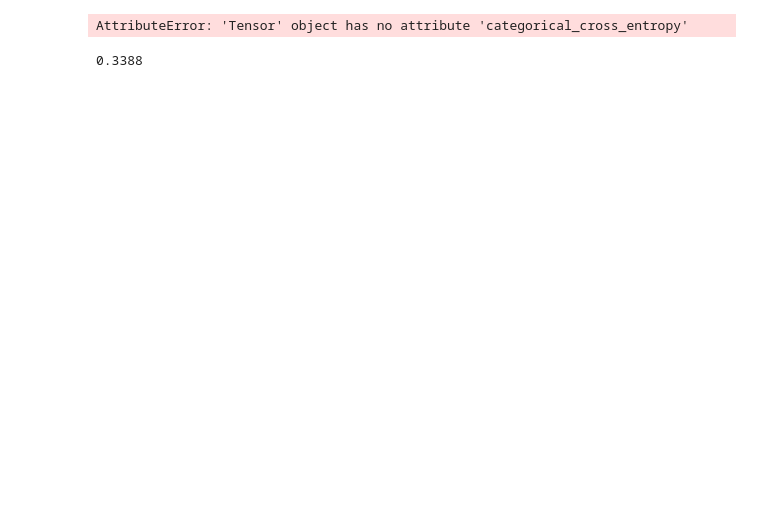
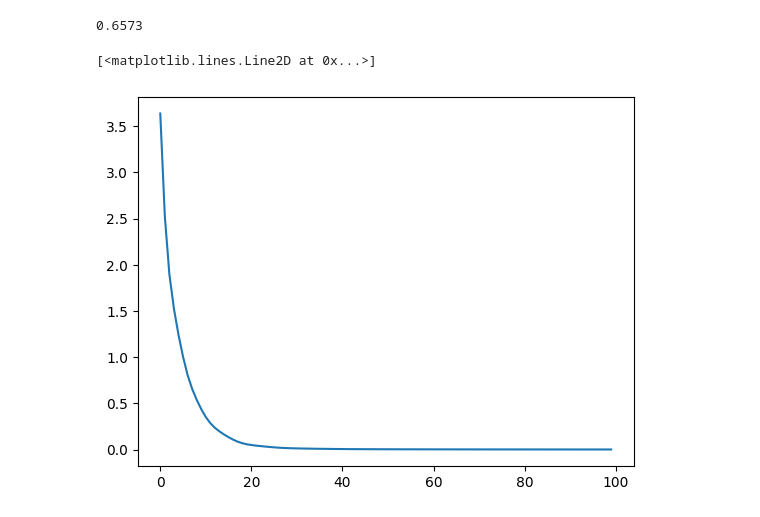
Before and after one commit to BjarniHaukur/milligrad, a Jupyter notebook: examples/mnist.ipynb, the cells around one changed output. Cells and saved outputs as stored; diff of their text form; code cells hidden in the pictures; blank space fills up the shorter version.

```diff
--- a/examples/mnist.ipynb
+++ b/examples/mnist.ipynb
@@ -70,27 +73,30 @@ class MLP(Module):
 
     def parameters(self)->list[Tensor]:
         return [self.w1, self.b1, self.w2, self.b2]
+# %%
+def accuracy(y_true, y_pred):
+    return np.mean(np.argmax(y_true, axis=1) == np.argmax(y_pred, axis=1))
+# %% [output]
+0.6573
 # %%
 # model = AutoEncoder(layers=[784, 128, 64])
 model = MLP()
 optim = Adam(model.parameters(), lr=1e-3)
 
-
+losses = []
+accuracies = []
 for i in range(100):
     y_hat = model(Tensor(x_train[:100]))
-    loss = y_hat.categorical_cross_entropy(Tensor(y_train[:100]))
-    loss = loss.mean()
+    loss = y_hat.cross_entropy(Tensor(y_train[:100]))
     # loss = ((x_hat - Tensor(x_train[:100]))**2).sum().mean()
+    losses.append(loss.data)
+    accuracies.append(accuracy(y_train[:100], y_hat.data))
 
     optim.zero_grad()
     loss.backward()
     optim.step()
-# %% [output]
-AttributeError: 'Tensor' object has no attribute 'categorical_cross_entropy'
-# %%
-def accuracy(y_true, y_pred):
-    return np.mean(np.argmax(y_true, axis=1) == np.argmax(y_pred, axis=1))
-
-accuracy(y_test, model(Tensor(x_test)).data)
-# %% [output]
-0.3388
+# %%
+plt.plot(losses)
+# %% [output]
+[<matplotlib.lines.Line2D at 0x...>]
+[figure, added]
```
Also changed, not shown: parts of 4 cells of this notebook, 3 other files.
